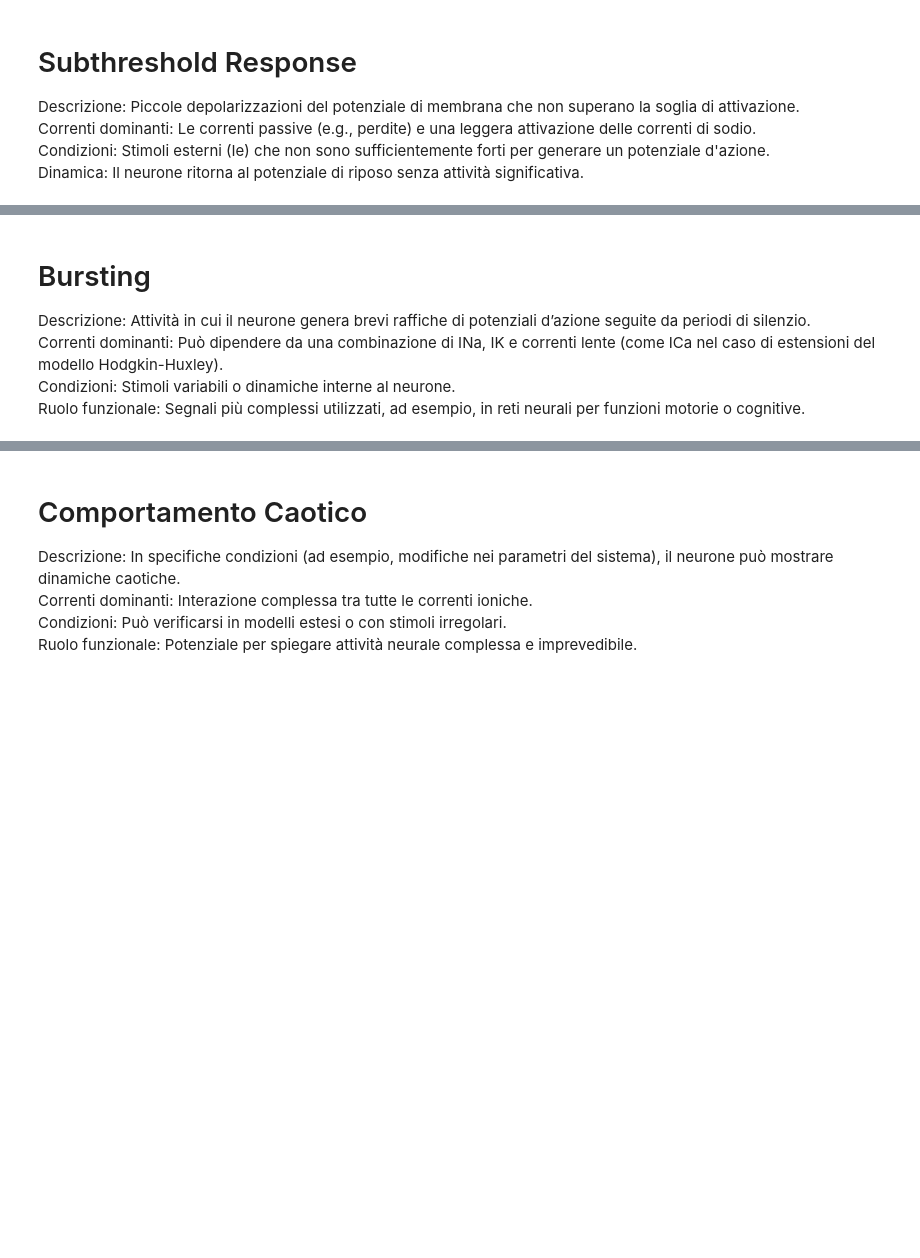
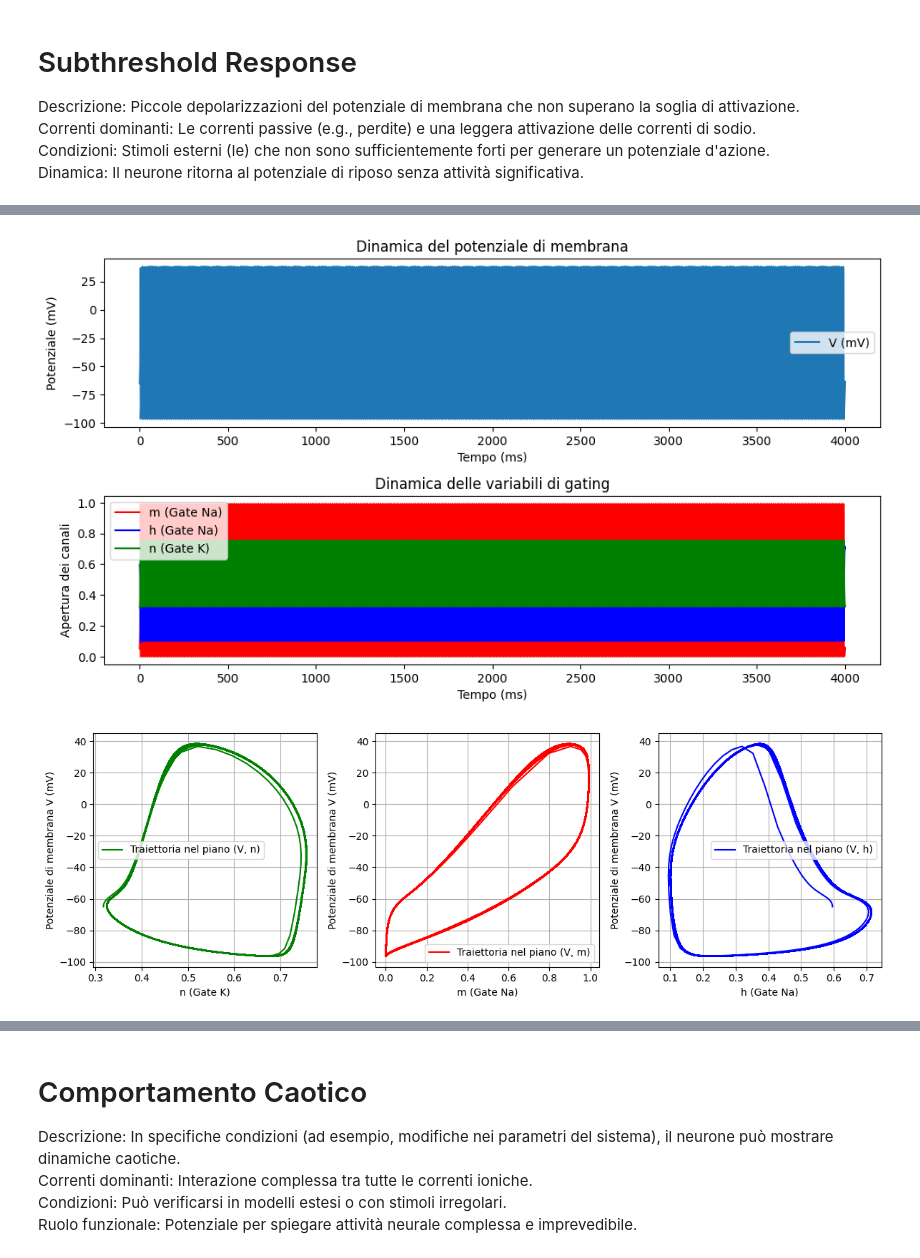
Before and after one commit to pietromihelj/modelli-e-sistemi-complessi, a Jupyter notebook: neuron_dynamical_system_Pietro_Mihelj.ipynb, the cells around one changed output, grey strips where cells are left out. Saved outputs shown, nothing was run; the diff lists cells and outputs as text; code cells hidden in the pictures; blank space fills up the shorter version.

```diff
--- a/neuron_dynamical_system_Pietro_Mihelj.ipynb
+++ b/neuron_dynamical_system_Pietro_Mihelj.ipynb
@@ -348,6 +359,7 @@ time_phase_plot(-65,100,1000,I_ext)
-# %% [markdown]
-# Bursting #
-Descrizione: Attività in cui il neurone genera brevi raffiche di potenziali d’azione seguite da periodi di silenzio.
-Correnti dominanti: Può dipendere da una combinazione di INa, IK e correnti lente (come ICa nel caso di estensioni del modello Hodgkin-Huxley).
-Condizioni: Stimoli variabili o dinamiche interne al neurone.
-Ruolo funzionale: Segnali più complessi utilizzati, ad esempio, in reti neurali per funzioni motorie o cognitive.
+# %%
+E_K = -100
+I_ext = 14
+time_phase_plot(-65,4000,40000,I_ext)
+# %% [output]
+[figure, added]
+[figure, added]
```
Also changed, not shown: parts of 24 cells of this notebook, 2 other files.
